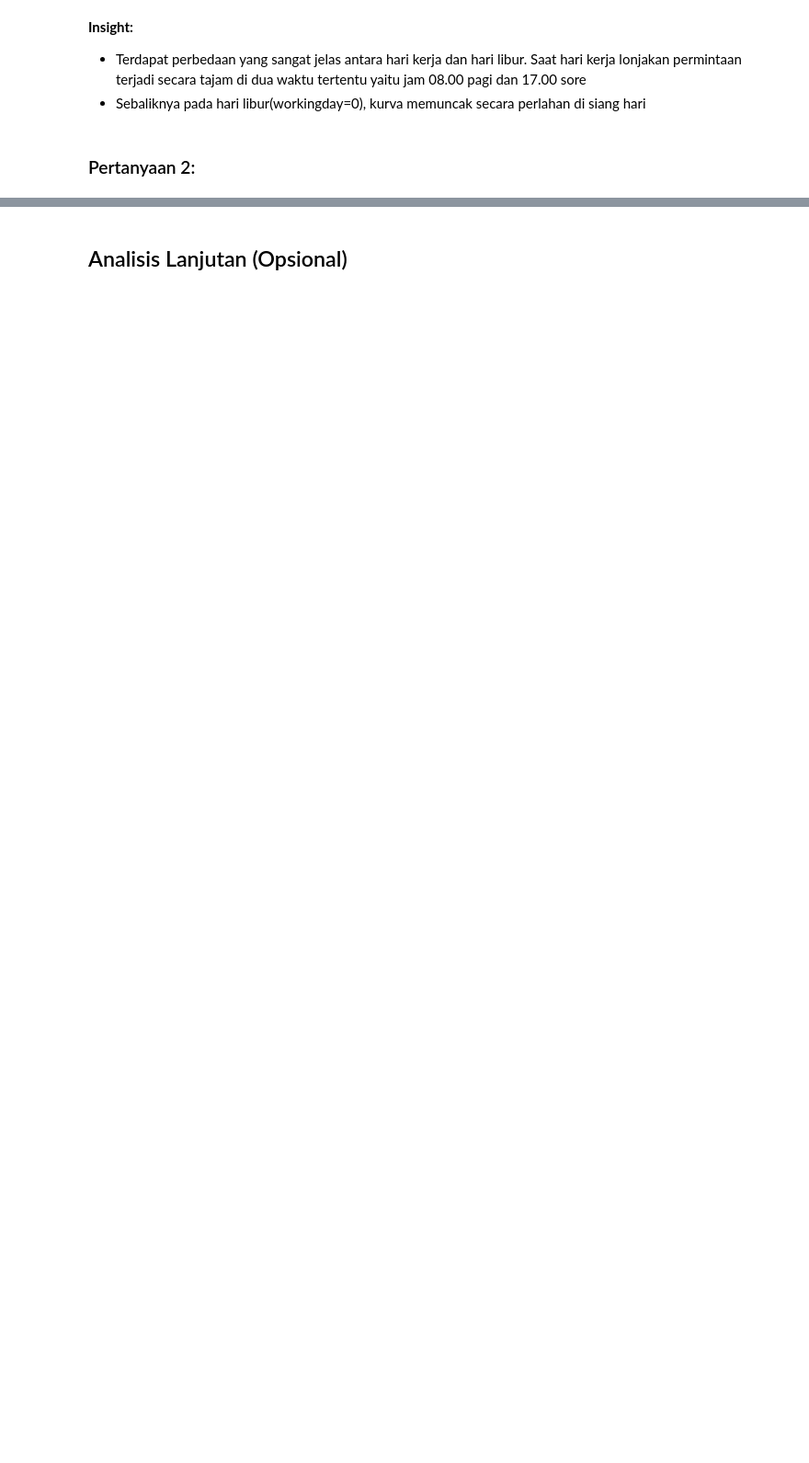
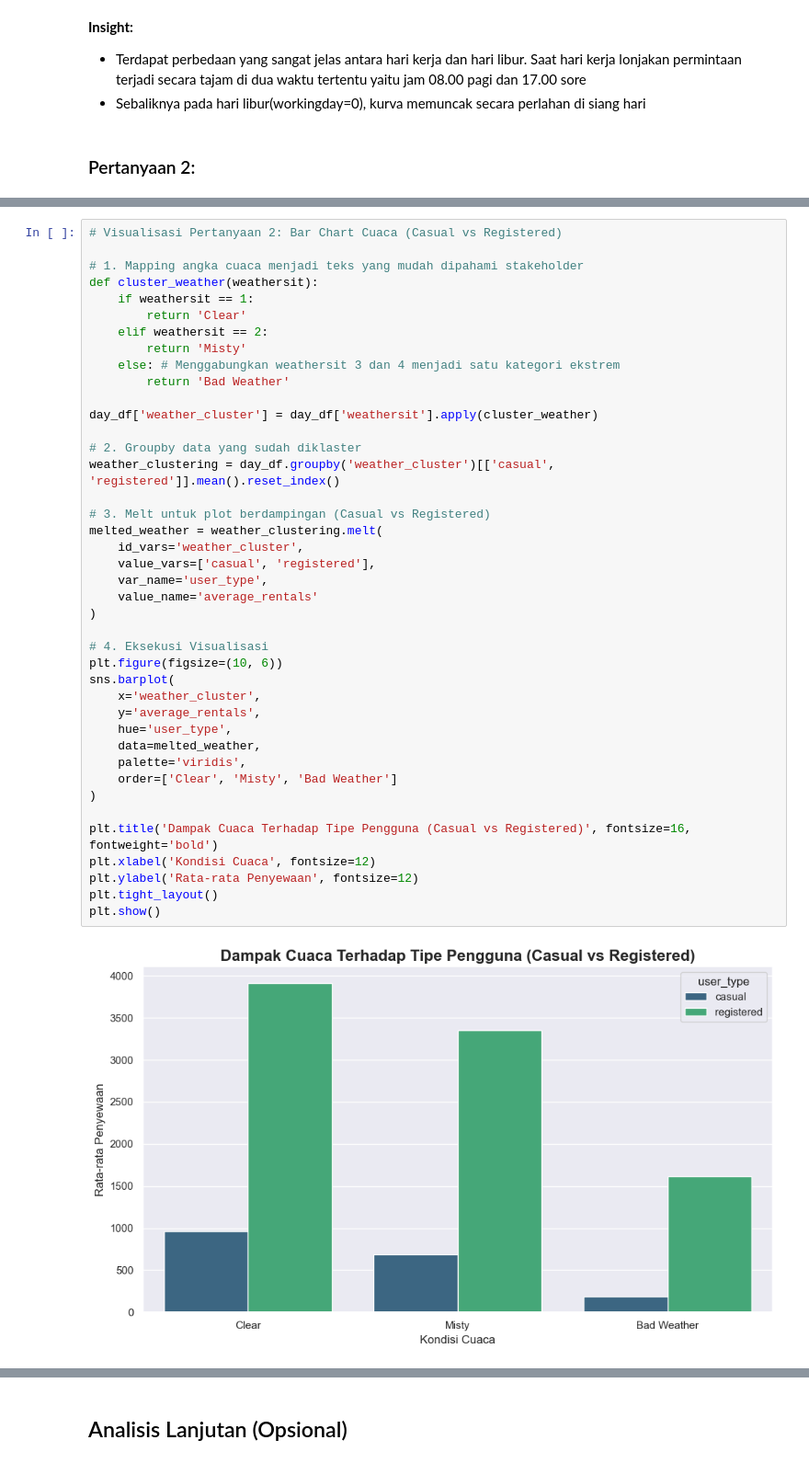
Before and after one commit to alvisdiy/Analisis-Data-Bike-Sharing, a Jupyter notebook: Proyek_Analisis_Data.ipynb, the cells around one changed output, grey strips where cells are left out. Shown at 92% size. Drawn from its saved outputs; the diff is of its cells as text; blank space fills up the shorter version.

```diff
--- a/Proyek_Analisis_Data.ipynb
+++ b/Proyek_Analisis_Data.ipynb
@@ -359,0 +326,43 @@ plt.show()
+# %%
+# Visualisasi Pertanyaan 2: Bar Chart Cuaca (Casual vs Registered)
+
+# 1. Mapping angka cuaca menjadi teks yang mudah dipahami stakeholder
+def cluster_weather(weathersit):
+    if weathersit == 1:
+        return 'Clear'
+    elif weathersit == 2:
+        return 'Misty'
+    else: # Menggabungkan weathersit 3 dan 4 menjadi satu kategori ekstrem
+        return 'Bad Weather'
+
+day_df['weather_cluster'] = day_df['weathersit'].apply(cluster_weather)
+
+# 2. Groupby data yang sudah diklaster
+weather_clustering = day_df.groupby('weather_cluster')[['casual', 'registered']].mean().reset_index()
+
+# 3. Melt untuk plot berdampingan (Casual vs Registered)
+melted_weather = weather_clustering.melt(
+    id_vars='weather_cluster',
+    value_vars=['casual', 'registered'],
+    var_name='user_type',
+    value_name='average_rentals'
+)
+
+# 4. Eksekusi Visualisasi
+plt.figure(figsize=(10, 6))
+sns.barplot(
+    x='weather_cluster',
+    y='average_rentals',
+    hue='user_type',
+    data=melted_weather,
+    palette='viridis',
+    order=['Clear', 'Misty', 'Bad Weather']
+)
+
+plt.title('Dampak Cuaca Terhadap Tipe Pengguna (Casual vs Registered)', fontsize=16, fontweight='bold')
+plt.xlabel('Kondisi Cuaca', fontsize=12)
+plt.ylabel('Rata-rata Penyewaan', fontsize=12)
+plt.tight_layout()
+plt.show()
+# %% [output]
+[figure, added]
```
Also changed, not shown: parts of 16 cells of this notebook, 2 other files.
